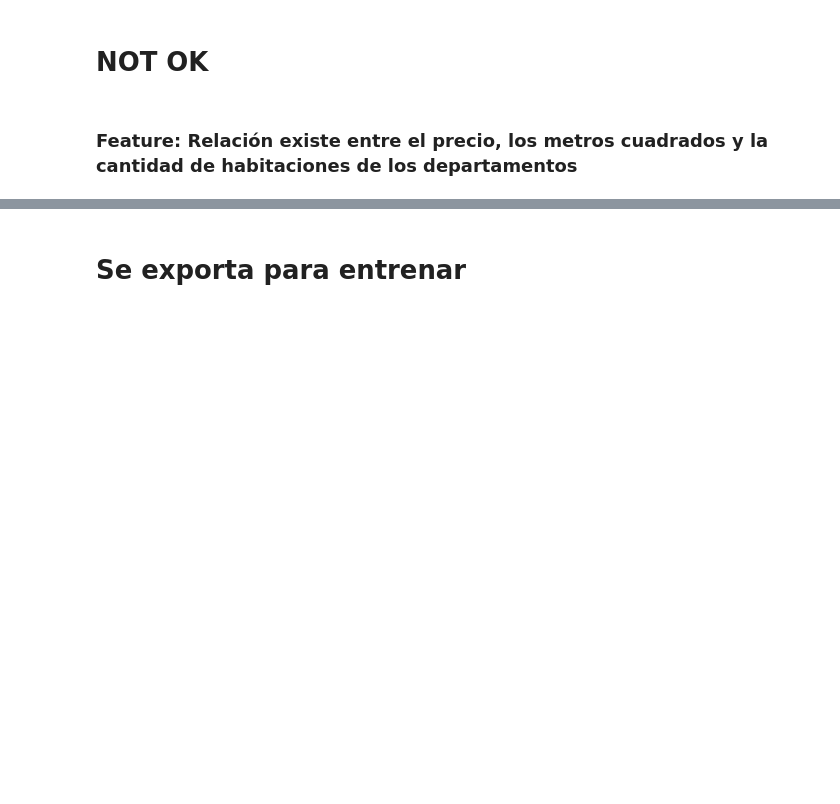
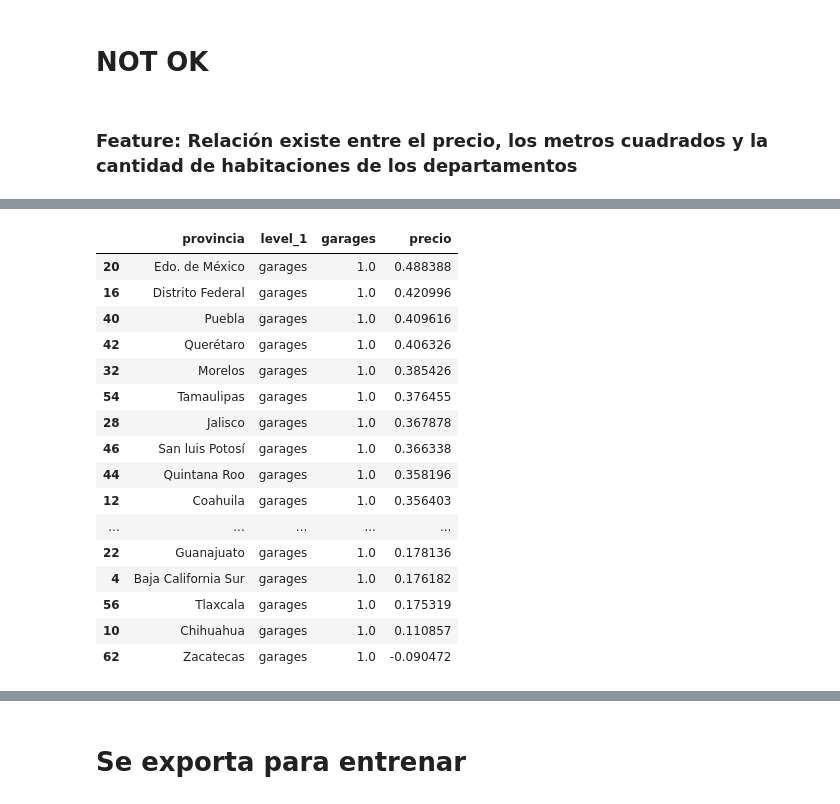
Before and after one commit to Alaneta/Datacones, a Jupyter notebook: tp2/1_Features_XG.ipynb, the cells around one changed output, grey strips where cells are left out. Cells and saved outputs as stored; diff of their text form; code cells hidden in the pictures; blank space fills up the shorter version.

```diff
--- a/tp2/1_Features_XG.ipynb
+++ b/tp2/1_Features_XG.ipynb
@@ -422,0 +460,23 @@ test_set['anio_publ'] = pd.to_datetime(test['fecha']).dt.year
+# %%
+dfgp = data.dropna(subset = ['garages']).groupby(['provincia'])['garages', 'precio'].corr().reset_index()
+dfgp = df[ df['level_1'] == 'garages']
+dfgp.sort_values(['precio'], ascending = False, inplace = True)
+dfgp
+# %% [output]
+|  | provincia | level_1 | garages | precio |
+| 20 | Edo. de México | garages | 1.0 | 0.488388 |
+| 16 | Distrito Federal | garages | 1.0 | 0.420996 |
+| 40 | Puebla | garages | 1.0 | 0.409616 |
+| 42 | Querétaro | garages | 1.0 | 0.406326 |
+| 32 | Morelos | garages | 1.0 | 0.385426 |
+| 54 | Tamaulipas | garages | 1.0 | 0.376455 |
+| 28 | Jalisco | garages | 1.0 | 0.367878 |
+| 46 | San luis Potosí | garages | 1.0 | 0.366338 |
+| 44 | Quintana Roo | garages | 1.0 | 0.358196 |
+| 12 | Coahuila | garages | 1.0 | 0.356403 |
+| ... | ... | ... | ... | ... |
+| 22 | Guanajuato | garages | 1.0 | 0.178136 |
+| 4 | Baja California Sur | garages | 1.0 | 0.176182 |
+| 56 | Tlaxcala | garages | 1.0 | 0.175319 |
+| 10 | Chihuahua | garages | 1.0 | 0.110857 |
+| 62 | Zacatecas | garages | 1.0 | -0.090472 |
```
Also changed, not shown: parts of 20 cells of this notebook.
